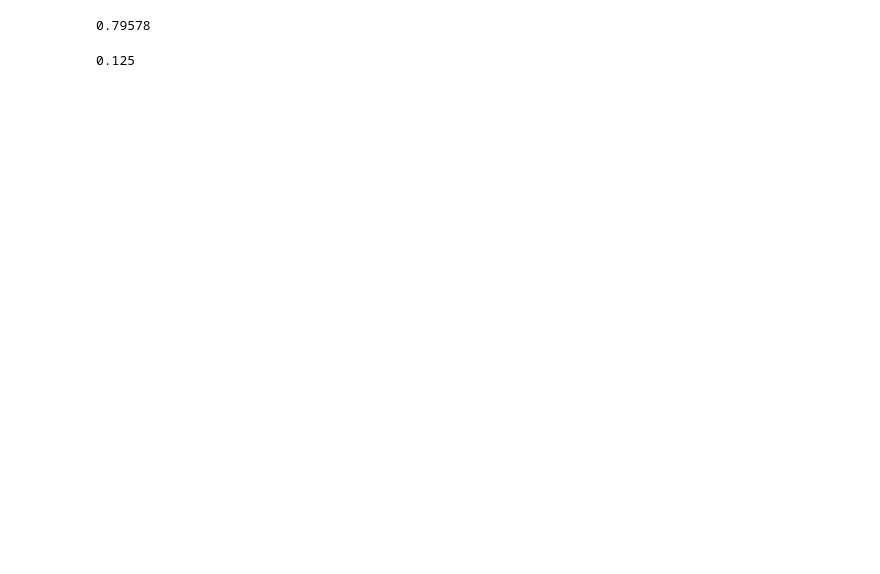
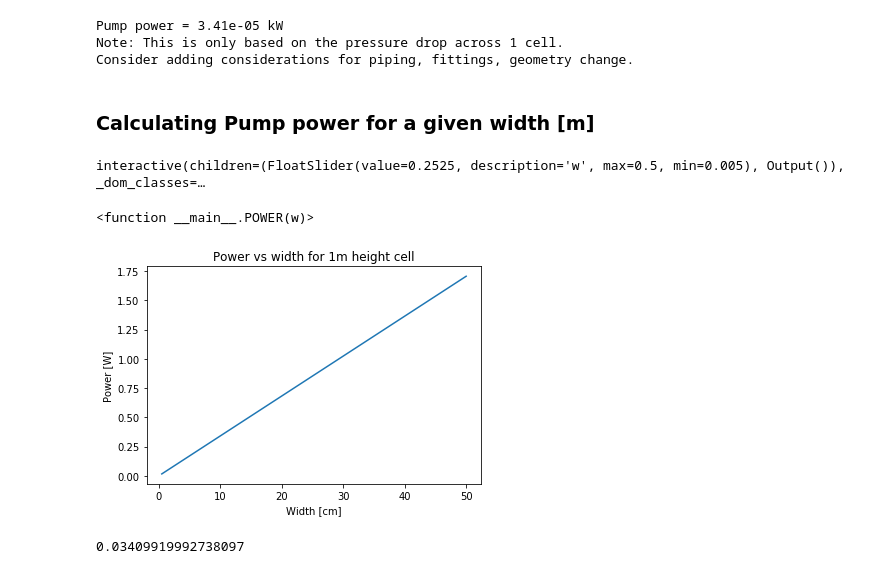
Before and after one commit to MaryLouNadeau/Zochas, a Jupyter notebook: Sizing_Discharge.ipynb, the cells around one changed output. Saved outputs shown, nothing was run; the diff lists cells and outputs as text; code cells hidden in the pictures; blank space fills up the shorter version.

```diff
--- a/Sizing_Discharge.ipynb
+++ b/Sizing_Discharge.ipynb
@@ -100,0 +125,6 @@ $\Delta p = p_1 - p_2 = \gamma  h_L = $
+# %%
+final_height,final_width = 1, .01
+
+pd, head = pressure_drop(final_height,final_width)
+p_bar = 1e-5*pd
+print('Pressure drop: {:.2e} bar'.format(p_bar))
@@ -101,8 +143,7 @@ $\Delta p = p_1 - p_2 = \gamma  h_L = $
 # %%
 #flowrate = hw*linear_velocity
-
-h = 1
-w = .1
+h = final_height
+w = final_width
 linear_velocity = 0.13263 #m/s
 Q = h*w*linear_velocity #m^3/s
 Q_hr = 3600*Q
@@ -111,10 +152,12 @@ pump_efficiency = 0.7 #AichE Paper said to use this if we don't know
 Power = Q_hr*density*g*head/(pump_efficiency*3.6e6) #kW
 Power
 
-print(Q*60)
+# print(Q*60)
+print('Pump power = {:.2e} kW'.format(Power)) #kW
+print('Note: This is only based on the pressure drop across 1 cell. \nConsider adding considerations for piping, fittings, geometry change.')
 # %% [output]
-0.79578
+Pump power = 3.41e-05 kW
+Note: This is only based on the pressure drop across 1 cell.
+Consider adding considerations for piping, fittings, geometry change.
-# %%
-.1/.8
-# %% [output]
-0.125
+# %% [markdown]
+### Calculating Pump power for a given width [m]
@@ -120,0 +168,51 @@ print(Q*60)
+# %%
+def POWER(w):
+
+    h = 1
+    L = h #square catalyst as side
+    hydraulic_diameter = 4*h*w/(2*h+2*w)
+    linear_velocity = 0.13263 #m/s
+    kinematic_viscosity_cm = 0.0149 #cm^2/s
+    kinematic_viscosity = kinematic_viscosity_cm/(100**2)
+
+    Re_h = hydraulic_diameter*linear_velocity/kinematic_viscosity
+    ratio = h/w
+
+    C = find_C(ratio)
+    f = C/Re_h
+
+    head_loss = f*L/hydraulic_diameter*linear_velocity**2/(2*g)
+    pressure_drop = gamma*head_loss
+    linear_velocity = 0.13263 #m/s
+
+    Q = h*w*linear_velocity #m^3/s
+    Q_hr = 3600*Q
+    pump_efficiency = 0.7 #AichE Paper said to use this if we don't know
+
+    Power = Q_hr*density*g*head/(pump_efficiency*3.6e6) #kW
+
+    return Power #kW
+
+#pass 'interact' the function and then the variable name u will change
+#=(min,max,step)
+interact(POWER,w=(.005,.5)) #kW for widths from .5cm to 50cm
+# %% [output]
+interactive(children=(FloatSlider(value=0.2525, description='w', max=0.5, min=0.005), Output()), _dom_classes=…
+<function __main__.POWER(w)>
+# %%
+ws = np.linspace(.005,.5) #0.5 to 50cm
+powers = POWER(ws)
+plt.plot(ws*100,powers*1000)
+plt.xlabel('Width [cm]')
+plt.ylabel('Power [W]')
+plt.title('Power vs width for 1m height cell')
+plt.show()
+# %% [output]
+[figure, added]
+# %%
+from scipy.stats import linregress
+ans = linregress(ws*100,powers*1000)
+slope = ans[0] #W/cm
+slope
+# %% [output]
+0.03409919992738097
```
Also changed, not shown: parts of 16 cells of this notebook.
